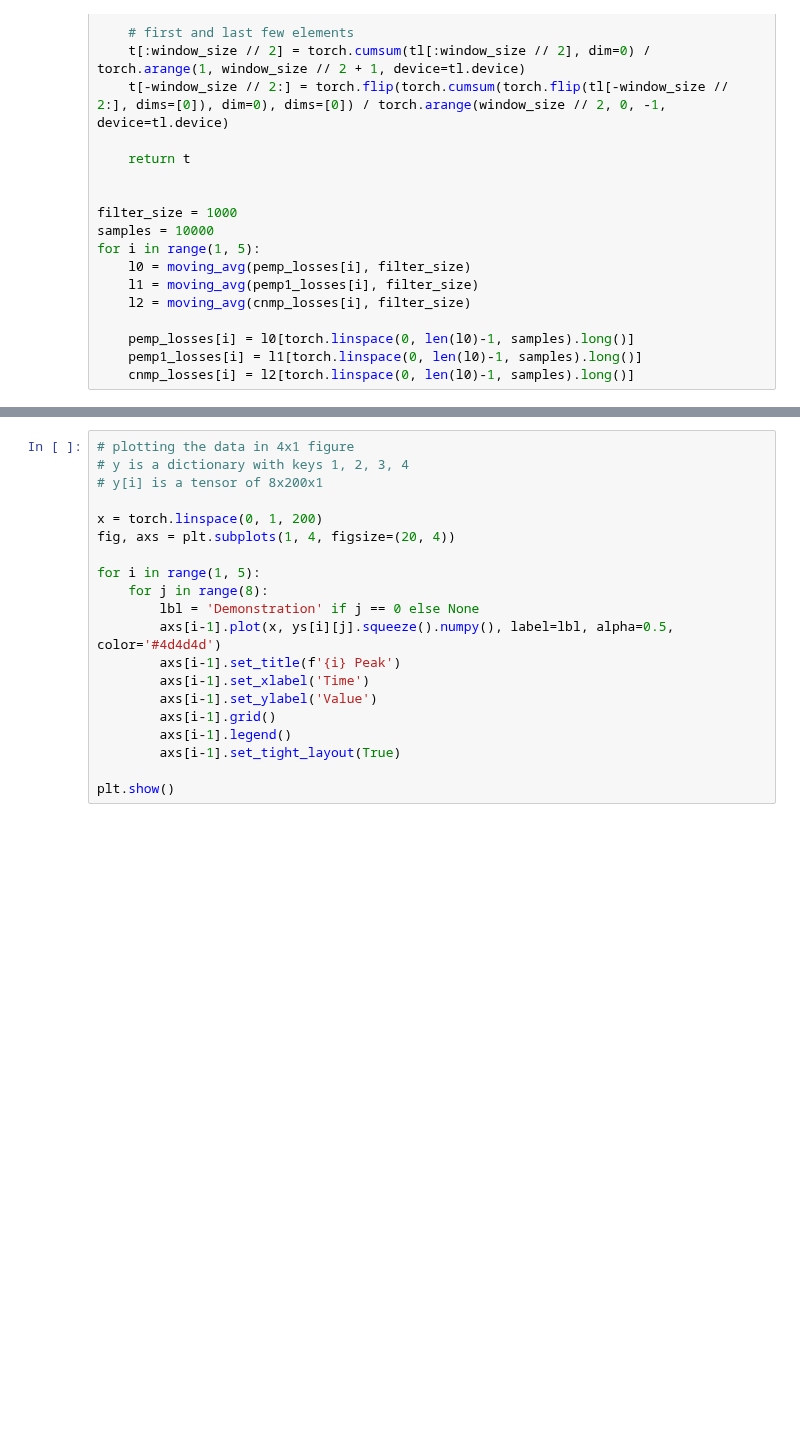
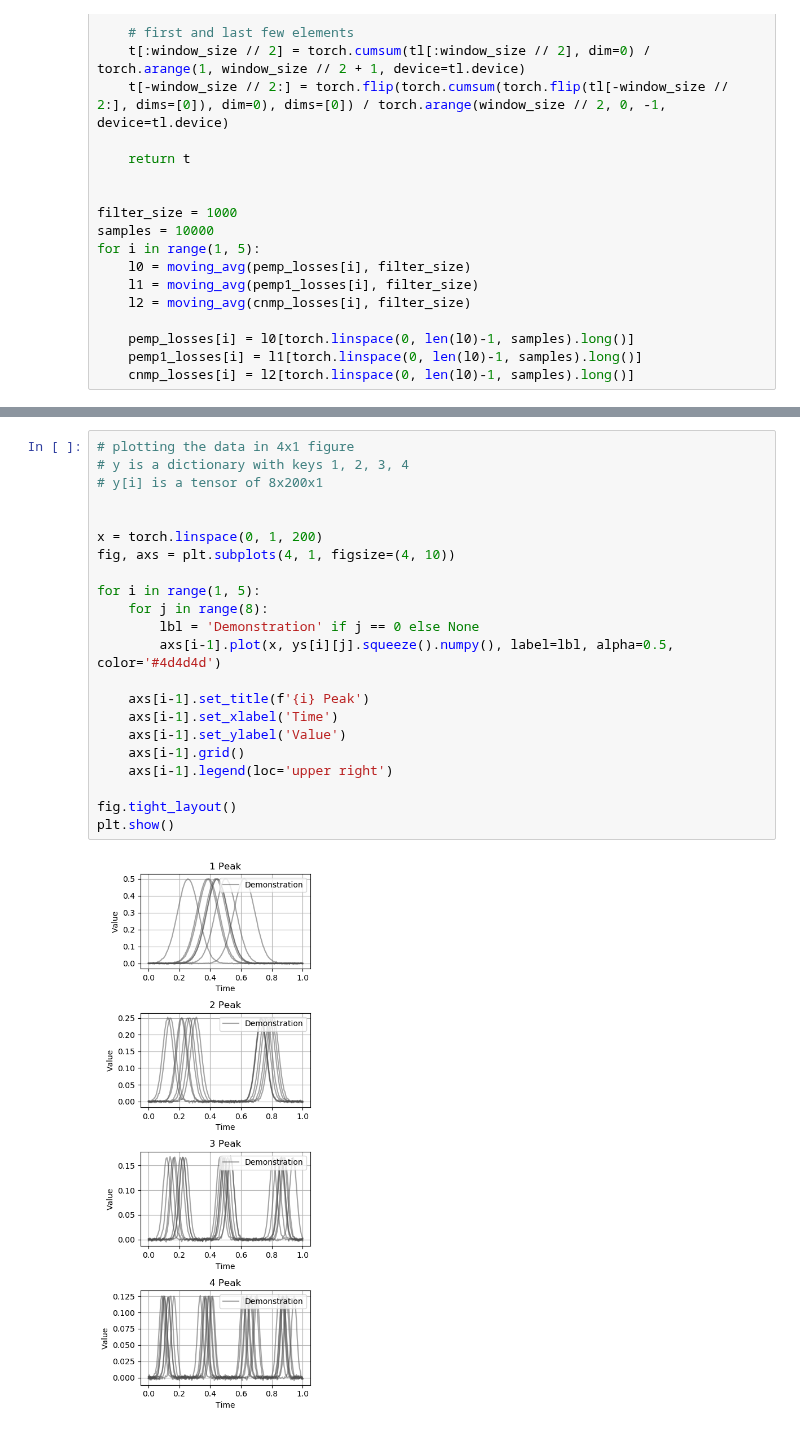
Before and after one commit to yildirimyigit/pemp, a Jupyter notebook: comparisons/loss_comp_on_peaks.ipynb, the cells around one changed output, grey strips where cells are left out. Saved outputs shown, nothing was run; the diff lists cells and outputs as text; blank space fills up the shorter version.

```diff
--- a/comparisons/loss_comp_on_peaks.ipynb
+++ b/comparisons/loss_comp_on_peaks.ipynb
@@ -89,20 +191,24 @@ plt.show()
 # %%
 # plotting the data in 4x1 figure
 # y is a dictionary with keys 1, 2, 3, 4
 # y[i] is a tensor of 8x200x1
 
+
 x = torch.linspace(0, 1, 200)
-fig, axs = plt.subplots(1, 4, figsize=(20, 4))
+fig, axs = plt.subplots(4, 1, figsize=(4, 10))
 
 for i in range(1, 5):
     for j in range(8):
         lbl = 'Demonstration' if j == 0 else None
         axs[i-1].plot(x, ys[i][j].squeeze().numpy(), label=lbl, alpha=0.5, color='#4d4d4d')
-        axs[i-1].set_title(f'{i} Peak')
-        axs[i-1].set_xlabel('Time')
-        axs[i-1].set_ylabel('Value')
-        axs[i-1].grid()
-        axs[i-1].legend()
-        axs[i-1].set_tight_layout(True)
 
+    axs[i-1].set_title(f'{i} Peak')
+    axs[i-1].set_xlabel('Time')
+    axs[i-1].set_ylabel('Value')
+    axs[i-1].grid()
+    axs[i-1].legend(loc='upper right')
+
+fig.tight_layout()
 plt.show()
+# %% [output]
+[figure, added]
```
Also changed, not shown: parts of 3 cells of this notebook.
